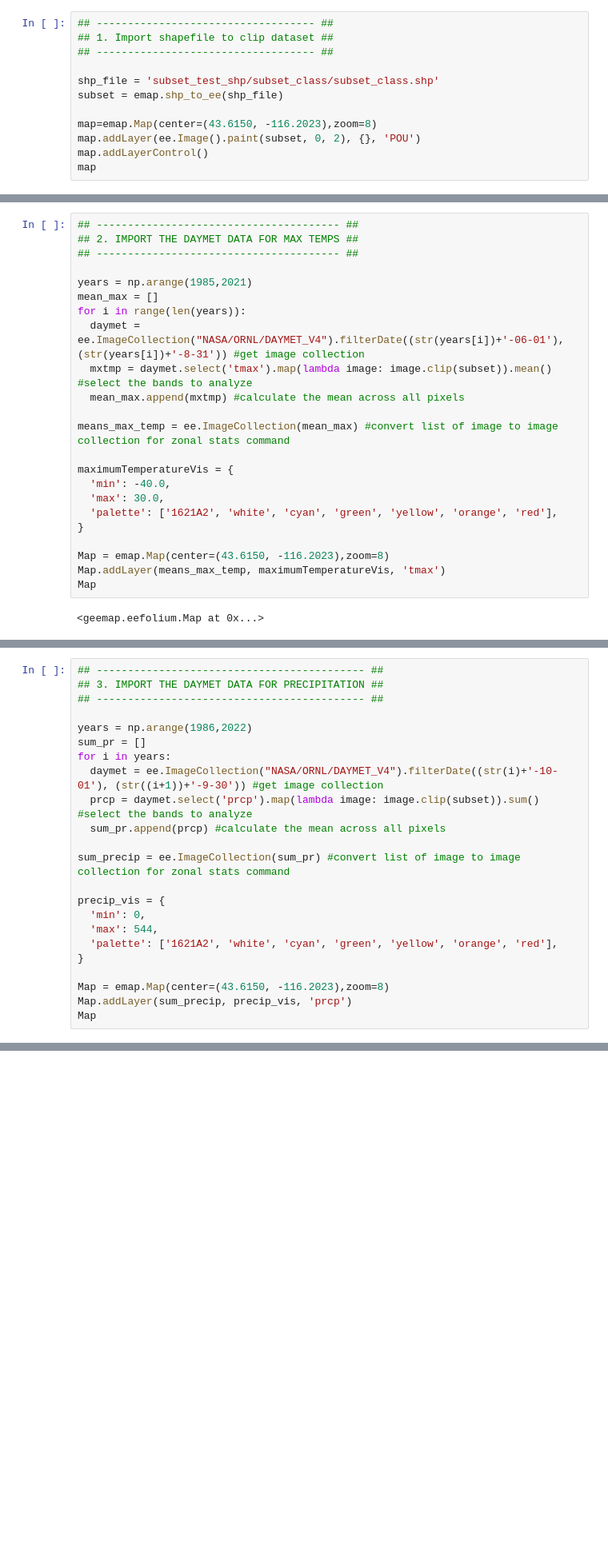
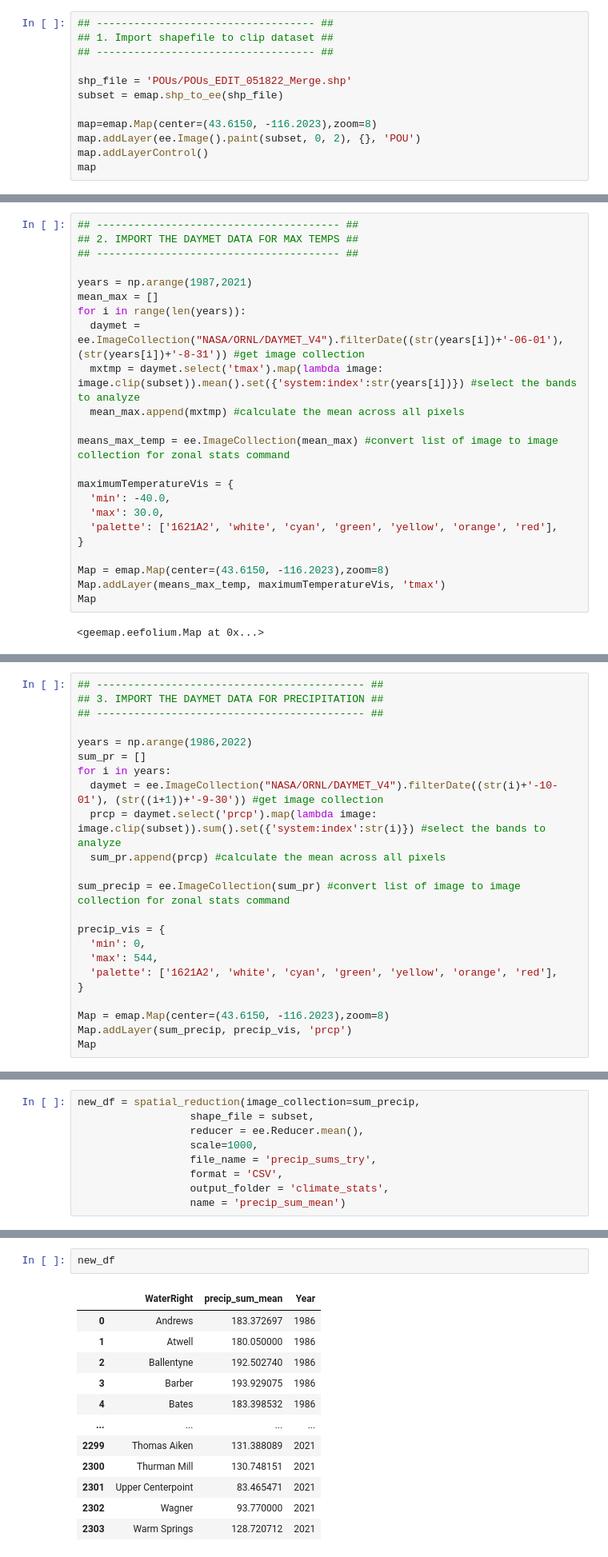
Before and after one commit to bridgetmarie24/pod_pou_lulcc, a Jupyter notebook: extract_gridmet.ipynb, the cells around one changed output, grey strips where cells are left out. Shown at 80% size. Drawn from its saved outputs; the diff is of its cells as text; blank space fills up the shorter version.

Commit message:
zonal stats personal function

```diff
--- a/extract_gridmet.ipynb
+++ b/extract_gridmet.ipynb
@@ -78,7 +88,7 @@ CDL_subsets/    irrig_lbrb/            masked/
 ## 1. Import shapefile to clip dataset ##
 ## ----------------------------------- ##
 
-shp_file = 'subset_test_shp/subset_class/subset_class.shp'
+shp_file = 'POUs/POUs_EDIT_051822_Merge.shp'
 subset = emap.shp_to_ee(shp_file)
 
 map=emap.Map(center=(43.6150, -116.2023),zoom=8)
@@ -92,11 +102,11 @@ map
 ## 2. IMPORT THE DAYMET DATA FOR MAX TEMPS ##
 ## --------------------------------------- ##
 
-years = np.arange(1985,2021)
+years = np.arange(1987,2021)
 mean_max = []
 for i in range(len(years)):
   daymet = ee.ImageCollection("NASA/ORNL/DAYMET_V4").filterDate((str(years[i])+'-06-01'), (str(years[i])+'-8-31')) #get image collection
-  mxtmp = daymet.select('tmax').map(lambda image: image.clip(subset)).mean() #select the bands to analyze
+  mxtmp = daymet.select('tmax').map(lambda image: image.clip(subset)).mean().set({'system:index':str(years[i])}) #select the bands to analyze
   mean_max.append(mxtmp) #calculate the mean across all pixels
 
 means_max_temp = ee.ImageCollection(mean_max) #convert list of image to image collection for zonal stats command
@@ -121,7 +188,7 @@ years = np.arange(1986,2022)
 sum_pr = []
 for i in years:
   daymet = ee.ImageCollection("NASA/ORNL/DAYMET_V4").filterDate((str(i)+'-10-01'), (str((i+1))+'-9-30')) #get image collection
-  prcp = daymet.select('prcp').map(lambda image: image.clip(subset)).sum() #select the bands to analyze
+  prcp = daymet.select('prcp').map(lambda image: image.clip(subset)).sum().set({'system:index':str(i)}) #select the bands to analyze
   sum_pr.append(prcp) #calculate the mean across all pixels
 
 sum_precip = ee.ImageCollection(sum_pr) #convert list of image to image collection for zonal stats command
@@ -137,0 +207,9 @@ Map
+# %%
+new_df = spatial_reduction(image_collection=sum_precip,
+                  shape_file = subset,
+                  reducer = ee.Reducer.mean(),
+                  scale=1000,
+                  file_name = 'precip_sums_try',
+                  format = 'CSV',
+                  output_folder = 'climate_stats',
+                  name = 'precip_sum_mean')
@@ -137,0 +218,15 @@ Map
+# %%
+new_df
+# %% [output]
+|  | WaterRight | precip_sum_mean | Year |
+| 0 | Andrews | 183.372697 | 1986 |
+| 1 | Atwell | 180.050000 | 1986 |
+| 2 | Ballentyne | 192.502740 | 1986 |
+| 3 | Barber | 193.929075 | 1986 |
+| 4 | Bates | 183.398532 | 1986 |
+| ... | ... | ... | ... |
+| 2299 | Thomas Aiken | 131.388089 | 2021 |
+| 2300 | Thurman Mill | 130.748151 | 2021 |
+| 2301 | Upper Centerpoint | 83.465471 | 2021 |
+| 2302 | Wagner | 93.770000 | 2021 |
+| 2303 | Warm Springs | 128.720712 | 2021 |
```
Also changed, not shown: parts of 14 cells of this notebook.
